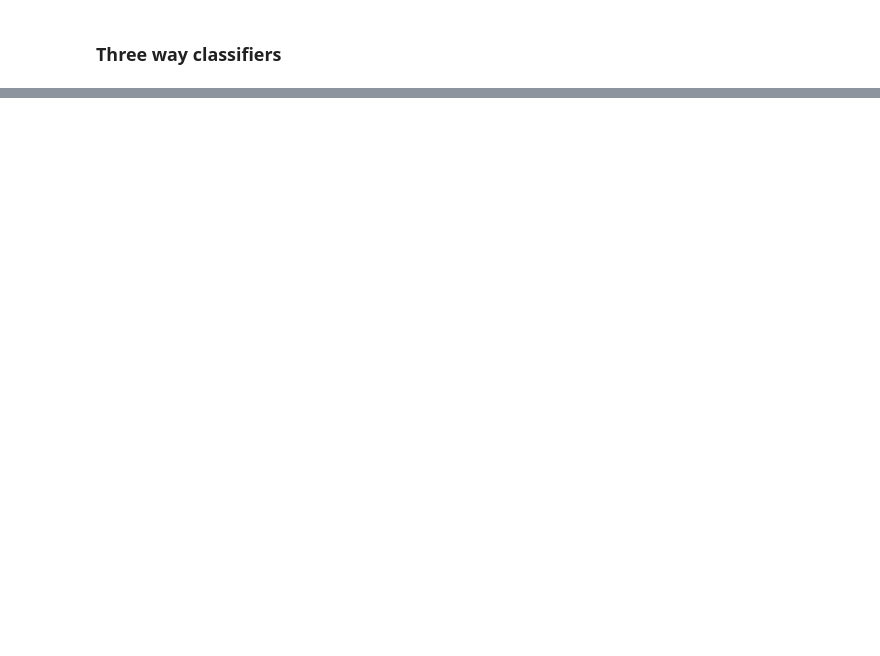
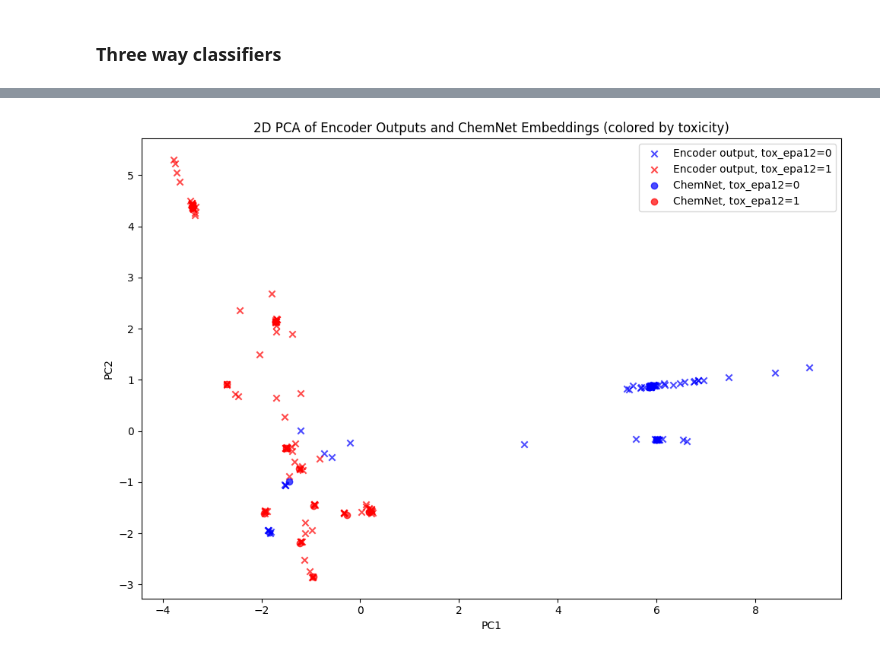
Before and after one commit to DashLLipsey/PREDICT-MIT-LL, a Jupyter notebook: Notebooks/encoder_randforest_subset_union.ipynb, the cells around one changed output, grey strips where cells are left out. Cells and saved outputs as stored; diff of their text form; code cells hidden in the pictures; blank space fills up the shorter version.

```diff
--- a/Notebooks/encoder_randforest_subset_union.ipynb
+++ b/Notebooks/encoder_randforest_subset_union.ipynb
@@ -1693,0 +1729,76 @@ plt.show()
+# %%
+# --- Prepare encoder output data ---
+encoder_emb_cols = [col for col in super_test_concat.columns if col.startswith('Embedding Float')]
+X_encoder = super_test_concat[encoder_emb_cols].values
+
+# Assign binary toxicity label: 1 for EPA_level_1_2, 0 for EPA_level_4, else NaN
+def tox_epa12(row):
+    if (row.get('EPA_level_1', 0) == 1) or (row.get('EPA_level_2', 0) == 1):
+        return 1
+    elif row.get('EPA_level_4', 0) == 1:
+        return 0
+    else:
+        return np.nan
+
+super_test_concat['tox_epa12'] = super_test_concat.apply(tox_epa12, axis=1)
+tox_encoder = super_test_concat['tox_epa12'].values
+
+# --- Prepare ChemNet data ---
+# Load all ChemNet embeddings
+chemnet_files = [
+    "/home/dlipsey/Research/MITLincolnLabs/MIT_LL_data/ChemNet_of_df3_QQpos_no_repeats.csv",
+    "/home/dlipsey/Research/MITLincolnLabs/MIT_LL_data/ChemNet_of_df3_QQneg_no_repeats.csv",
+    "/home/dlipsey/Research/MITLincolnLabs/MIT_LL_data/ChemNet_of_df3_QTOFpos_no_repeats.csv",
+    "/home/dlipsey/Research/MITLincolnLabs/MIT_LL_data/ChemNet_of_df3_LTQOpos_no_repeats.csv"
+]
+chemnet_df = pd.concat([pd.read_csv(f) for f in chemnet_files], ignore_index=True)
+
+# Only keep SMILES present in the super test outputs
+smiles_set = set(super_test_concat['SMILES_spectra'])
+chemnet_df = chemnet_df[chemnet_df['SMILES'].isin(smiles_set)].copy()
+
+# Assign toxicity label to ChemNet by matching to super_test_concat
+smiles_to_tox = super_test_concat.drop_duplicates('SMILES_spectra').set_index('SMILES_spectra')['tox_epa12'].to_dict()
+chemnet_df['tox_epa12'] = chemnet_df['SMILES'].map(smiles_to_tox)
+
+# Get ChemNet embedding columns (should be all but 'SMILES' and 'tox_epa12')
+chemnet_emb_cols = [col for col in chemnet_df.columns if col not in ['SMILES', 'tox_epa12']]
+X_chemnet = chemnet_df[chemnet_emb_cols].values
+tox_chemnet = chemnet_df['tox_epa12'].values
+
+# PCA
+X_all = np.vstack([X_encoder, X_chemnet])
+pca = PCA(n_components=2)
+X_all_pca = pca.fit_transform(X_all)
+
+# Re-split
+X_encoder_pca = X_all_pca[:len(X_encoder)]
+X_chemnet_pca = X_all_pca[len(X_encoder):]
+
+# Plot
+plt.figure(figsize=(10,7))
+
+# Encoder outputs
+mask_encoder_red = tox_encoder == 1
+mask_encoder_blue = tox_encoder == 0
+plt.scatter(X_encoder_pca[mask_encoder_blue,0], X_encoder_pca[mask_encoder_blue,1],
+            c='blue', marker='x', label='Encoder output, tox_epa12=0', alpha=0.7)
+plt.scatter(X_encoder_pca[mask_encoder_red,0], X_encoder_pca[mask_encoder_red,1],
+            c='red', marker='x', label='Encoder output, tox_epa12=1', alpha=0.7)
+
+# ChemNet points
+mask_chemnet_red = tox_chemnet == 1
+mask_chemnet_blue = tox_chemnet == 0
+plt.scatter(X_chemnet_pca[mask_chemnet_blue,0], X_chemnet_pca[mask_chemnet_blue,1],
+            c='blue', marker='o', label='ChemNet, tox_epa12=0', alpha=0.7)
+plt.scatter(X_chemnet_pca[mask_chemnet_red,0], X_chemnet_pca[mask_chemnet_red,1],
+            c='red', marker='o', label='ChemNet, tox_epa12=1', alpha=0.7)
+
+plt.xlabel('PC1')
+plt.ylabel('PC2')
+plt.title('2D PCA of Encoder Outputs and ChemNet Embeddings (colored by toxicity)')
+plt.legend()
+plt.tight_layout()
+plt.show()
+# %% [output]
+[figure, added]
```
Also changed, not shown: parts of 21 cells of this notebook, 1 other file.
